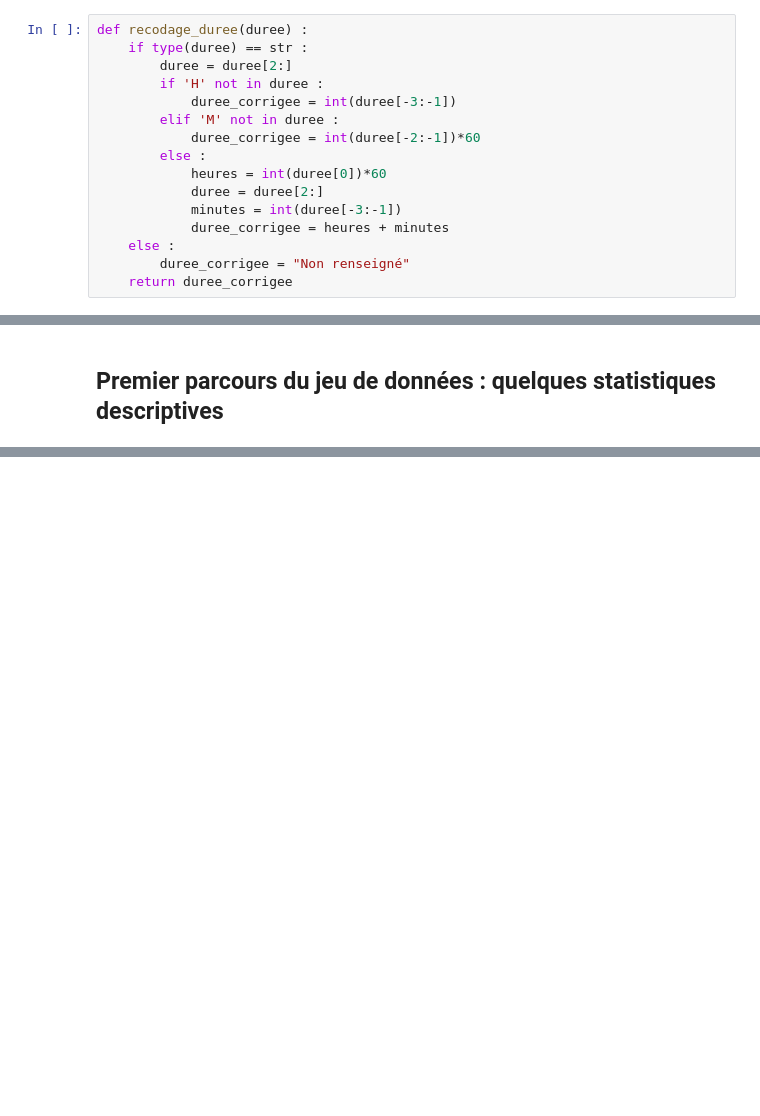
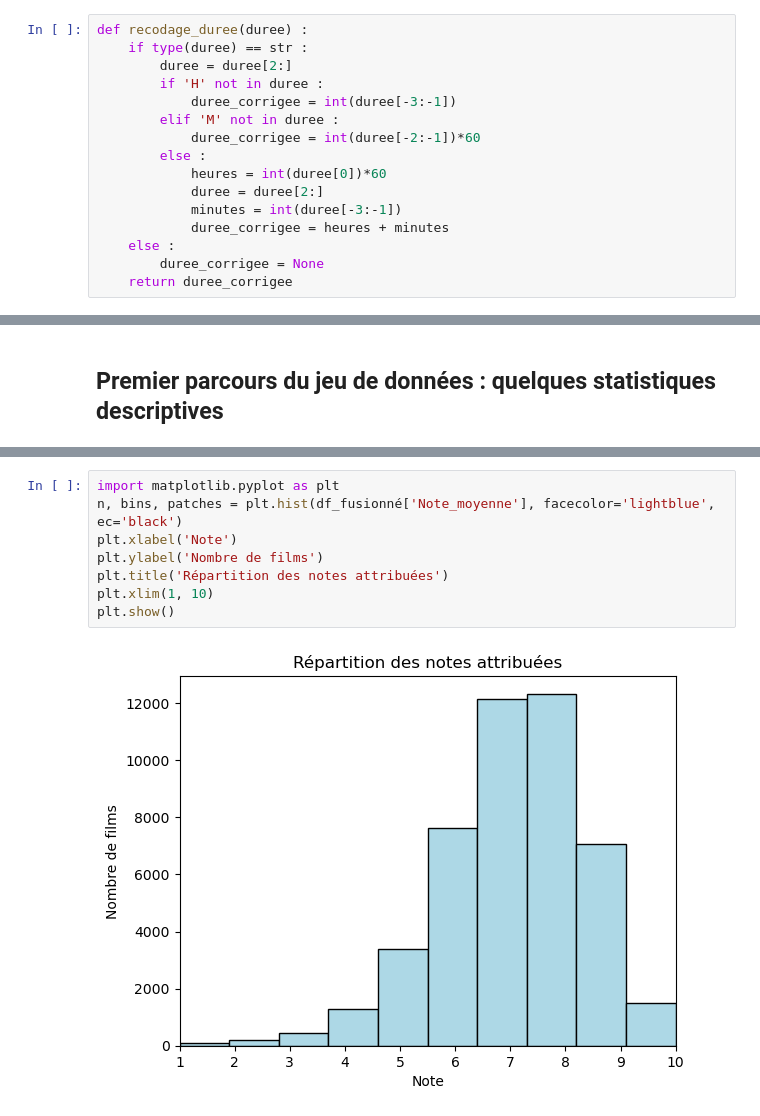
Before and after one commit to Jeremstar/Projet-de-DINGUE, a Jupyter notebook: Notebook/Scrap_IMDb.ipynb, the cells around one changed output, grey strips where cells are left out. Cells and saved outputs as stored; diff of their text form; blank space fills up the shorter version.

Commit message:
Début de la visualisation

```diff
--- a/Notebook/Scrap_IMDb.ipynb
+++ b/Notebook/Scrap_IMDb.ipynb
@@ -289,7 +307,7 @@ def recodage_duree(duree) :
             minutes = int(duree[-3:-1])
             duree_corrigee = heures + minutes
     else :
-        duree_corrigee = "Non renseigné"
+        duree_corrigee = None
     return duree_corrigee
 # %%
 df_fusionné['duration']=df_fusionné['duration'].apply(lambda row : recodage_duree(row))
@@ -325,0 +358,10 @@ df_fusionné
+# %%
+import matplotlib.pyplot as plt
+n, bins, patches = plt.hist(df_fusionné['Note_moyenne'], facecolor='lightblue', ec='black')
+plt.xlabel('Note')
+plt.ylabel('Nombre de films')
+plt.title('Répartition des notes attribuées')
+plt.xlim(1, 10)
+plt.show()
+# %% [output]
+[figure, added]
```
Also changed, not shown: parts of 13 cells of this notebook.
